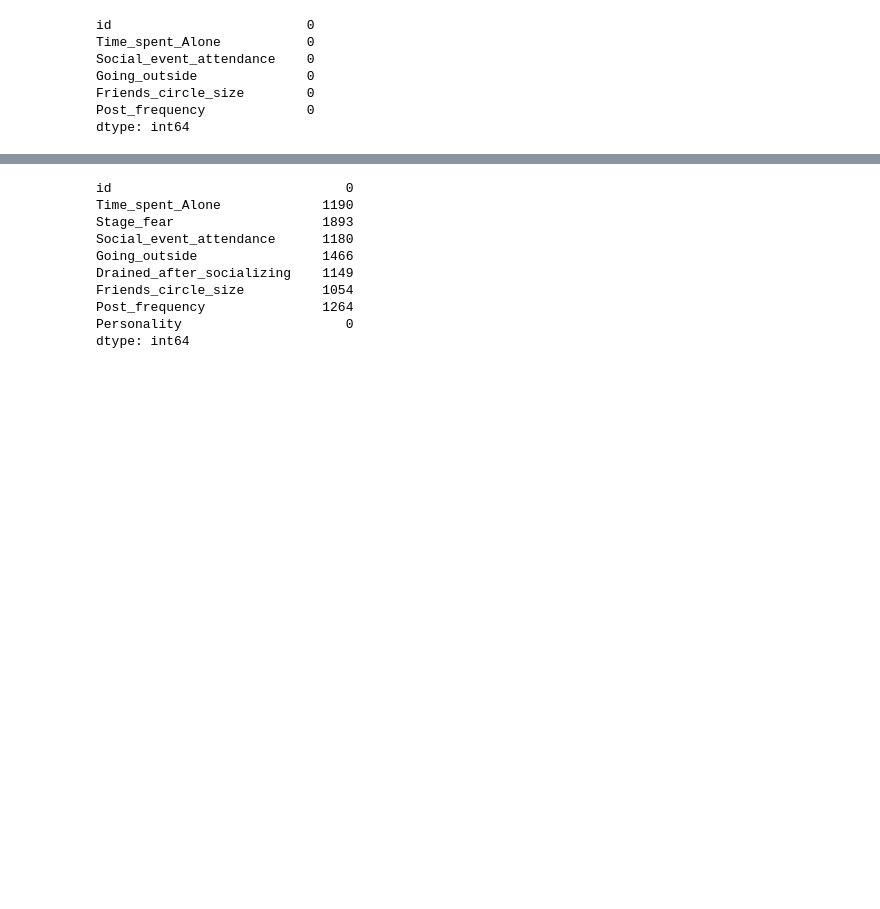
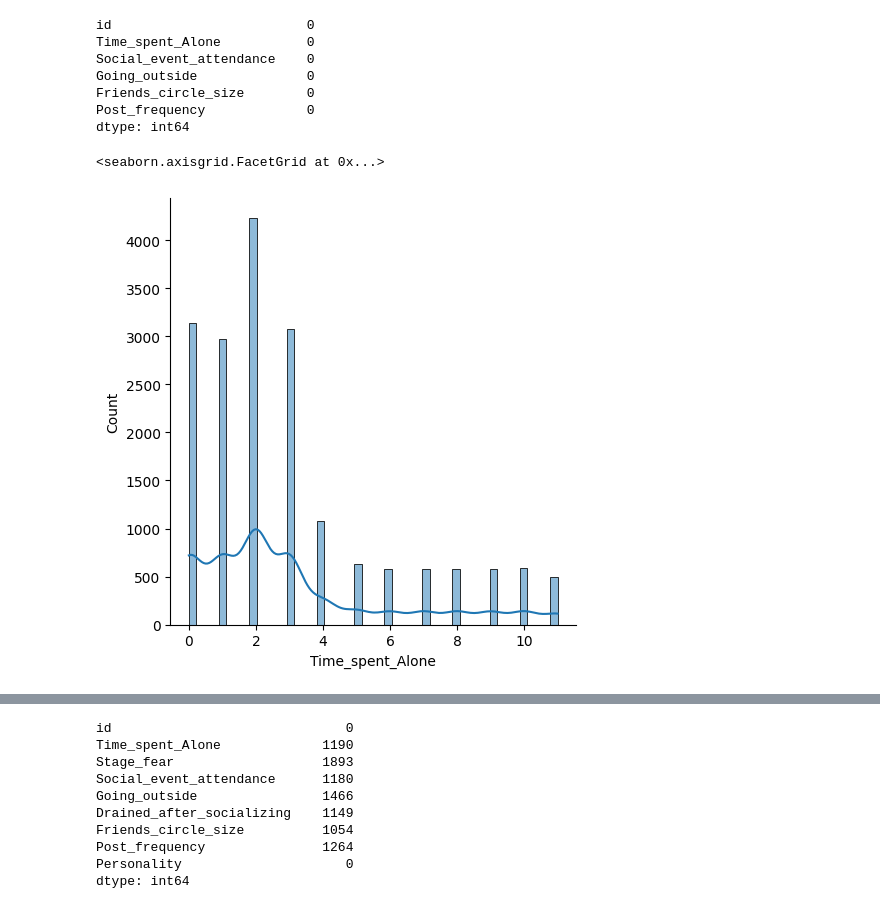
Before and after one commit to chitreshkr/Kaggle_Projects, a Jupyter notebook: Introvert vs Extrovert/introverts-vs-extroverts.ipynb, the cells around one changed output, grey strips where cells are left out. Saved outputs shown, nothing was run; the diff lists cells and outputs as text; code cells hidden in the pictures; blank space fills up the shorter version.

```diff
--- a/Introvert vs Extrovert/introverts-vs-extroverts.ipynb
+++ b/Introvert vs Extrovert/introverts-vs-extroverts.ipynb
@@ -227,6 +227,11 @@ Going_outside              0
 Friends_circle_size        0
 Post_frequency             0
 dtype: int64
+# %%
+sns.displot(train_df_fill['Time_spent_Alone'],kde = True)
+# %% [output]
+<seaborn.axisgrid.FacetGrid at 0x...>
+[figure, added]
 # %%
 train_df_fill.head(10)
 # %% [output]
```
Also changed, not shown: parts of 5 cells of this notebook.
